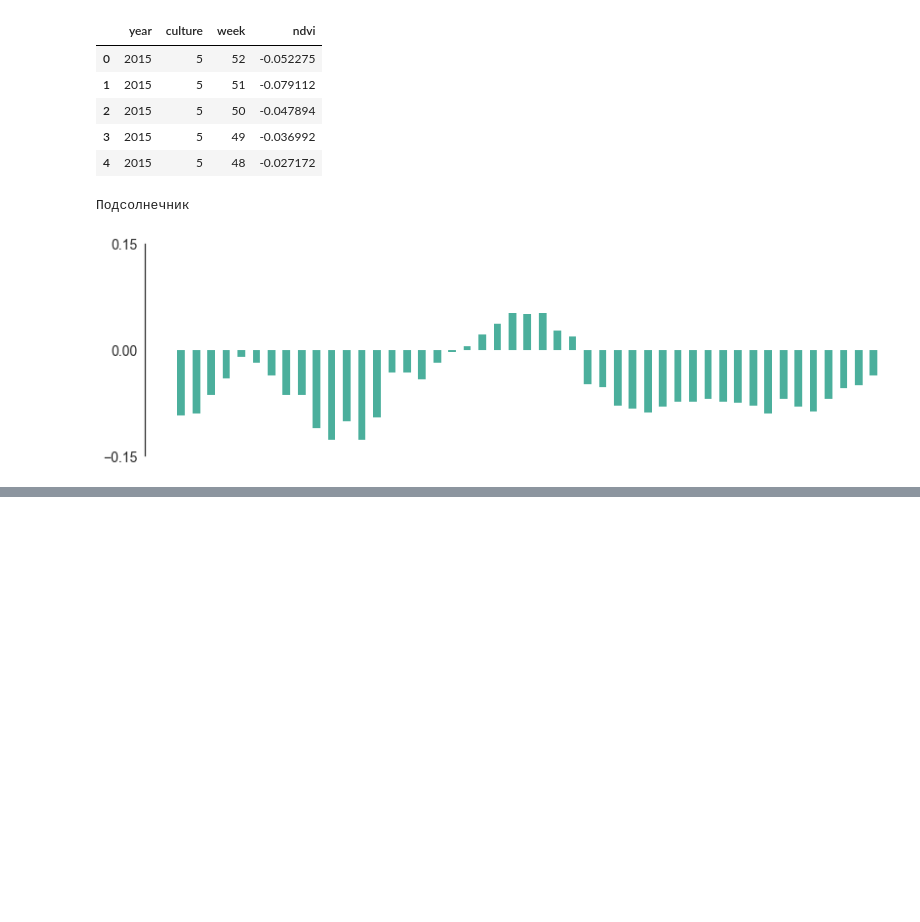
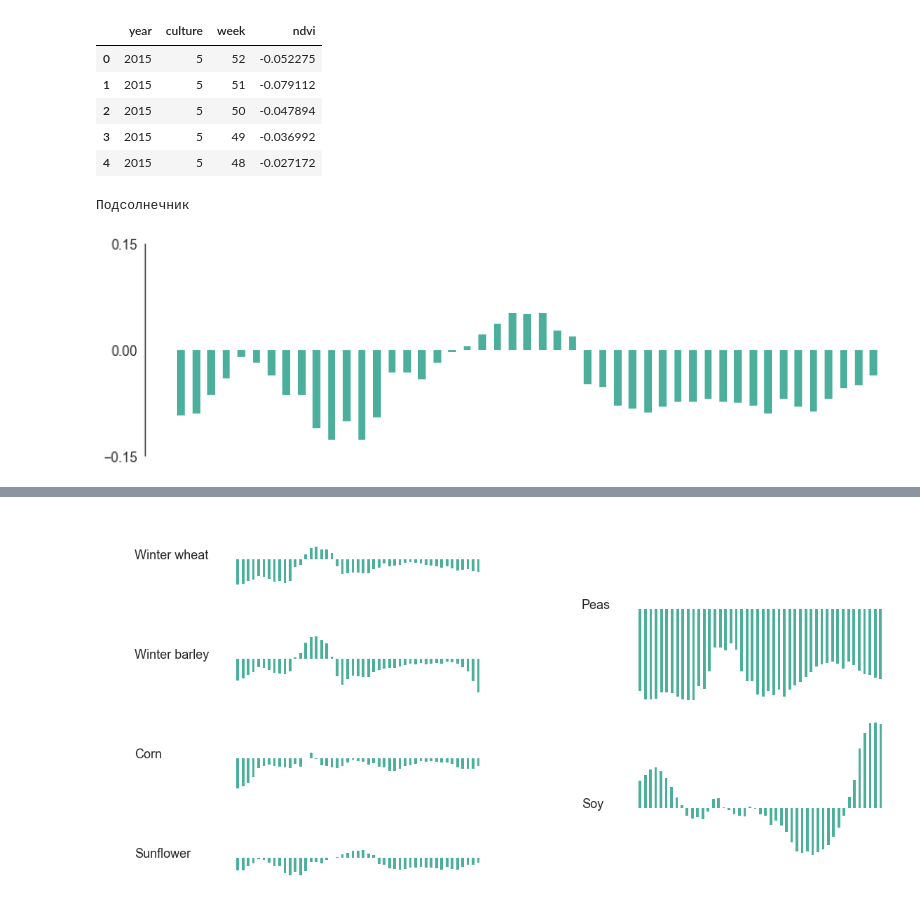
Before and after one commit to DFS-UCU/UkrainianAgriculture, a Jupyter notebook: notebooks/NDVIPrediction.ipynb, the cells around one changed output, grey strips where cells are left out. Drawn from its saved outputs; the diff is of its cells as text; code cells hidden in the pictures; blank space fills up the shorter version.

```diff
--- a/notebooks/NDVIPrediction.ipynb
+++ b/notebooks/NDVIPrediction.ipynb
@@ -328,0 +308,11 @@ plt.savefig('../img/all-ndvi-diff.png')
+# %%
+cult15 = [cult for cult in cult15 if le.inverse_transform(cult) not in ['nan', 'Средняя вегитация']]
+
+translate = {
+    'Пшеница озимая': 'Winter wheat',
+    'Ячмень озимый': 'Winter barley',
+    'Кукуруза': 'Corn',
+    'Подсолнечник': 'Sunflower',
+    'Горох': 'Peas',
+    'Соя': 'Soy'
+}
@@ -328,0 +362,63 @@ plt.savefig('../img/all-ndvi-diff.png')
+# %%
+sns.set(rc={"figure.figsize": (20, 10)})
+sns.set_style('white')
+
+label_ax = [0] * 6
+plot_ax = [0] * 6
+
+label_ax[0] = plt.subplot2grid((4, 6), (0, 0))
+label_ax[1] = plt.subplot2grid((4, 6), (1, 0))
+label_ax[2] = plt.subplot2grid((4, 6), (2, 0))
+label_ax[3] = plt.subplot2grid((4, 6), (3, 0))
+
+plot_ax[0] = plt.subplot2grid((4, 6), (0, 1), colspan=2)
+plot_ax[1] = plt.subplot2grid((4, 6), (1, 1), colspan=2)
+plot_ax[2] = plt.subplot2grid((4, 6), (2, 1), colspan=2)
+plot_ax[3] = plt.subplot2grid((4, 6), (3, 1), colspan=2)
+
+label_ax[4] = plt.subplot2grid((4, 6), (0, 3), rowspan=2)
+label_ax[5] = plt.subplot2grid((4, 6), (2, 3), rowspan=2)
+
+plot_ax[4] = plt.subplot2grid((4, 6), (0, 4), rowspan=2, colspan=2)
+plot_ax[5] = plt.subplot2grid((4, 6), (2, 4), rowspan=2, colspan=2)
+
+for i in range(4):
+    culture = translate[le.inverse_transform(cult15[i])]
+    label_ax[i].text(0.3, 0.5, culture, fontsize=18)
+    label_ax[i].get_xaxis().set_visible(False)
+    label_ax[i].get_yaxis().set_visible(False)
+
+    df_diff_cult = df_diff[df_diff['culture'] == cult15[i]].groupby('week').mean()
+    ndvi = df_diff_cult['ndvi']
+    ax = plot_ax[i]
+
+    ndvi.plot(kind='bar', ax=ax, color='#4baf9c')
+    ax.set_ylim([-0.3, 0.3])
+    ax.axes.get_yaxis().set_ticks([-0.2, 0, 0.2])
+    ax.tick_params(labelsize=14)
+
+    ax.get_xaxis().set_visible(False)
+    ax.get_yaxis().set_visible(False)
+
+for i in range(4, 6):
+    culture = translate[le.inverse_transform(cult15[i])]
+    label_ax[i].text(0.7, 0.5, culture, fontsize=18)
+    label_ax[i].get_xaxis().set_visible(False)
+    label_ax[i].get_yaxis().set_visible(False)
+
+    df_diff_cult = df_diff[df_diff['culture'] == cult15[i]].groupby('week').mean()
+    ndvi = df_diff_cult['ndvi']
+    ax = plot_ax[i]
+
+    ndvi.plot(kind='bar', ax=ax, color='#4baf9c')
+    ax.set_ylim([-0.3, 0.3])
+    ax.axes.get_yaxis().set_ticks([-0.4, 0, 0.4])
+    ax.tick_params(labelsize=14)
+
+    ax.get_xaxis().set_visible(False)
+    ax.get_yaxis().set_visible(False)
+
+sns.despine(bottom=True, left=True)
+plt.savefig('../img/all-ndvi-diff.png')
+# %% [output]
+[figure, added]
```
Also changed, not shown: parts of 5 cells of this notebook, 1 other file.
